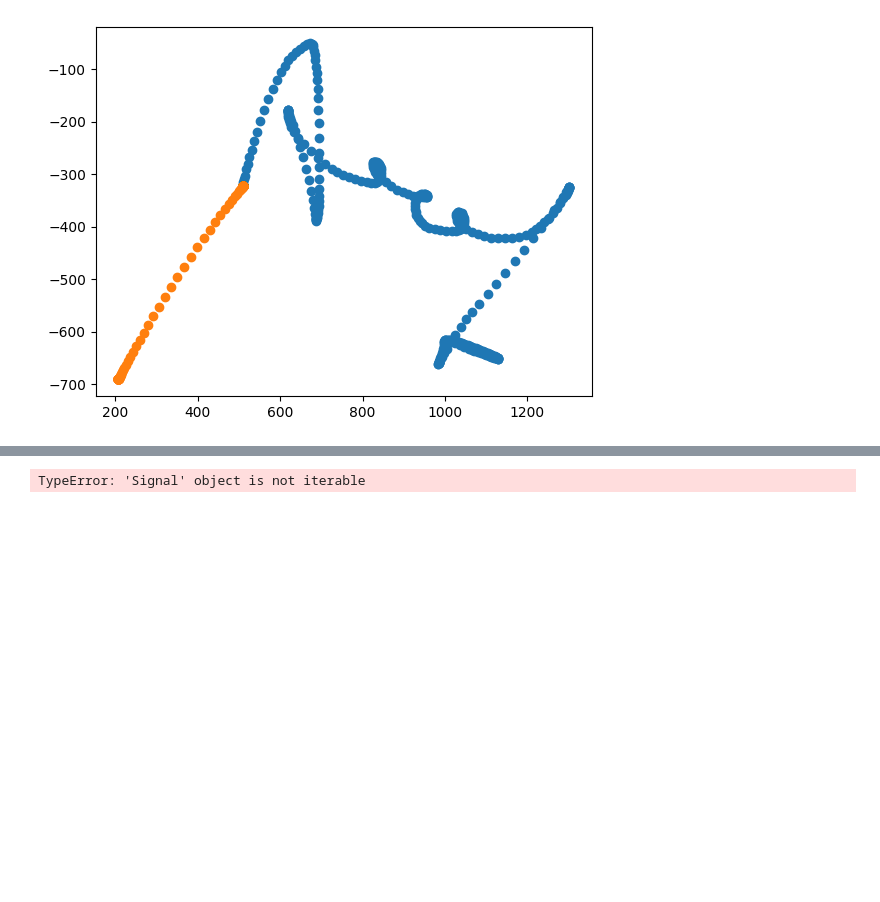
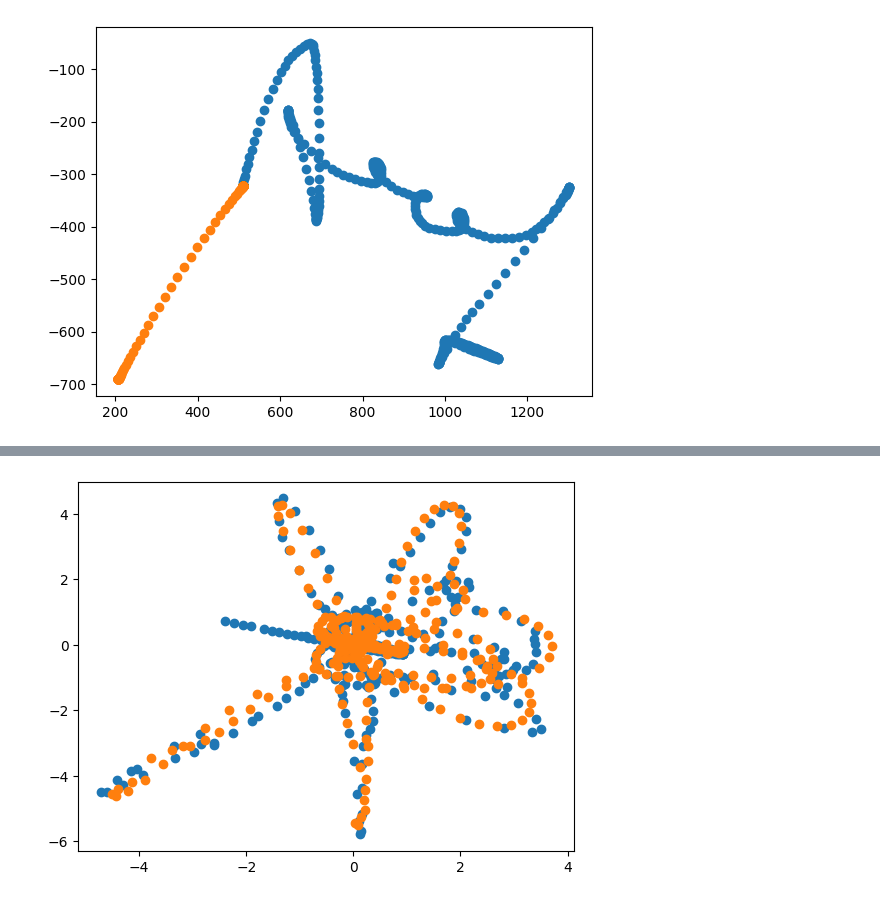
Before and after one commit to andrew-healey/sigma-lognormal, a Jupyter notebook: debug.ipynb, the cells around one changed output, grey strips where cells are left out. Drawn from its saved outputs; the diff is of its cells as text; code cells hidden in the pictures; blank space fills up the shorter version.

```diff
--- a/debug.ipynb
+++ b/debug.ipynb
@@ -118,4 +118,4 @@ plot_signals([signal,out_plan.signal(signal.time)])
 # %%
-plot_velocities([signal,])
+plot_velocities([signal,out_signal])
 # %% [output]
-TypeError: 'Signal' object is not iterable
+[figure, added]
```
Also changed, not shown: parts of 8 cells of this notebook, 5 other files.
